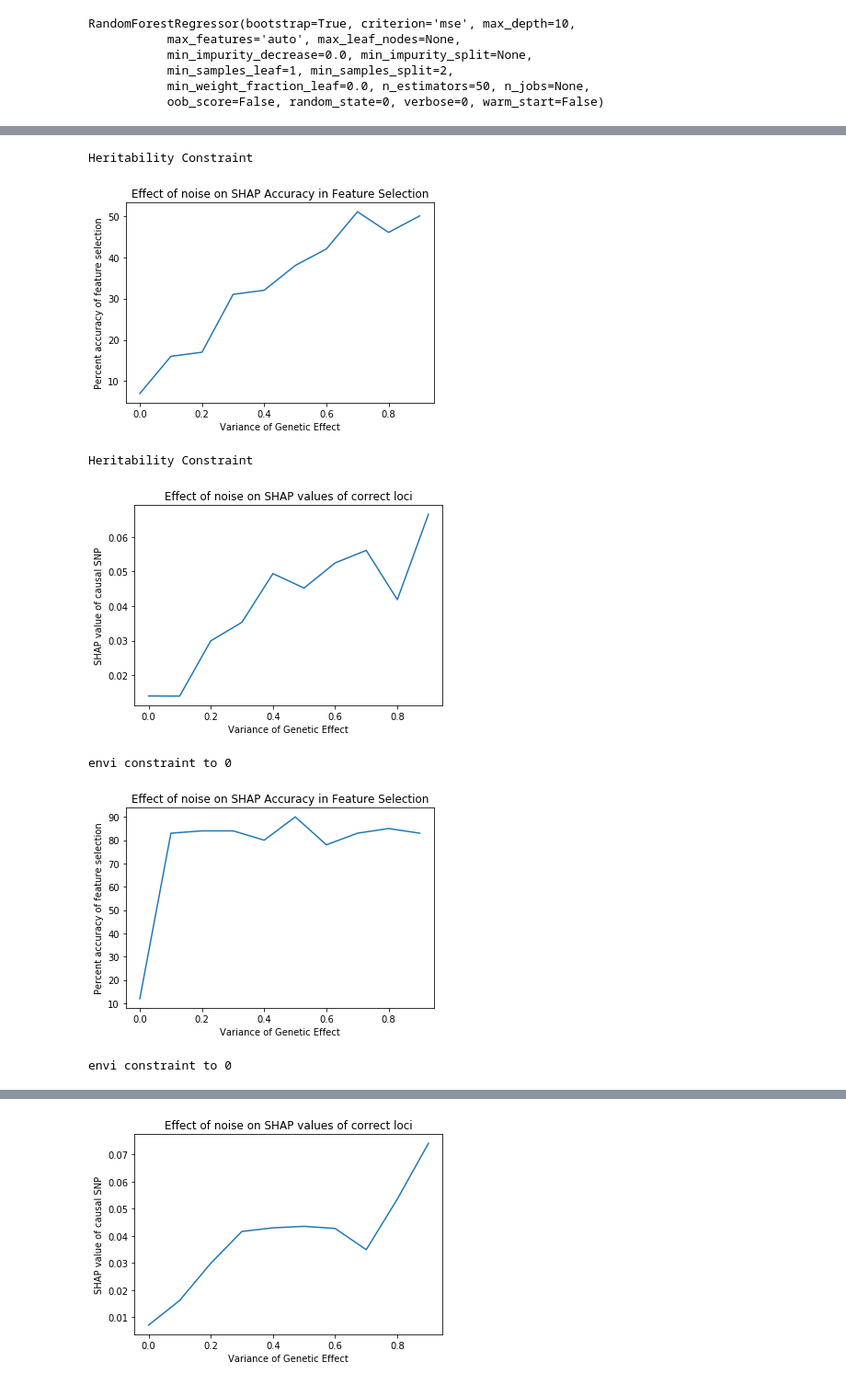
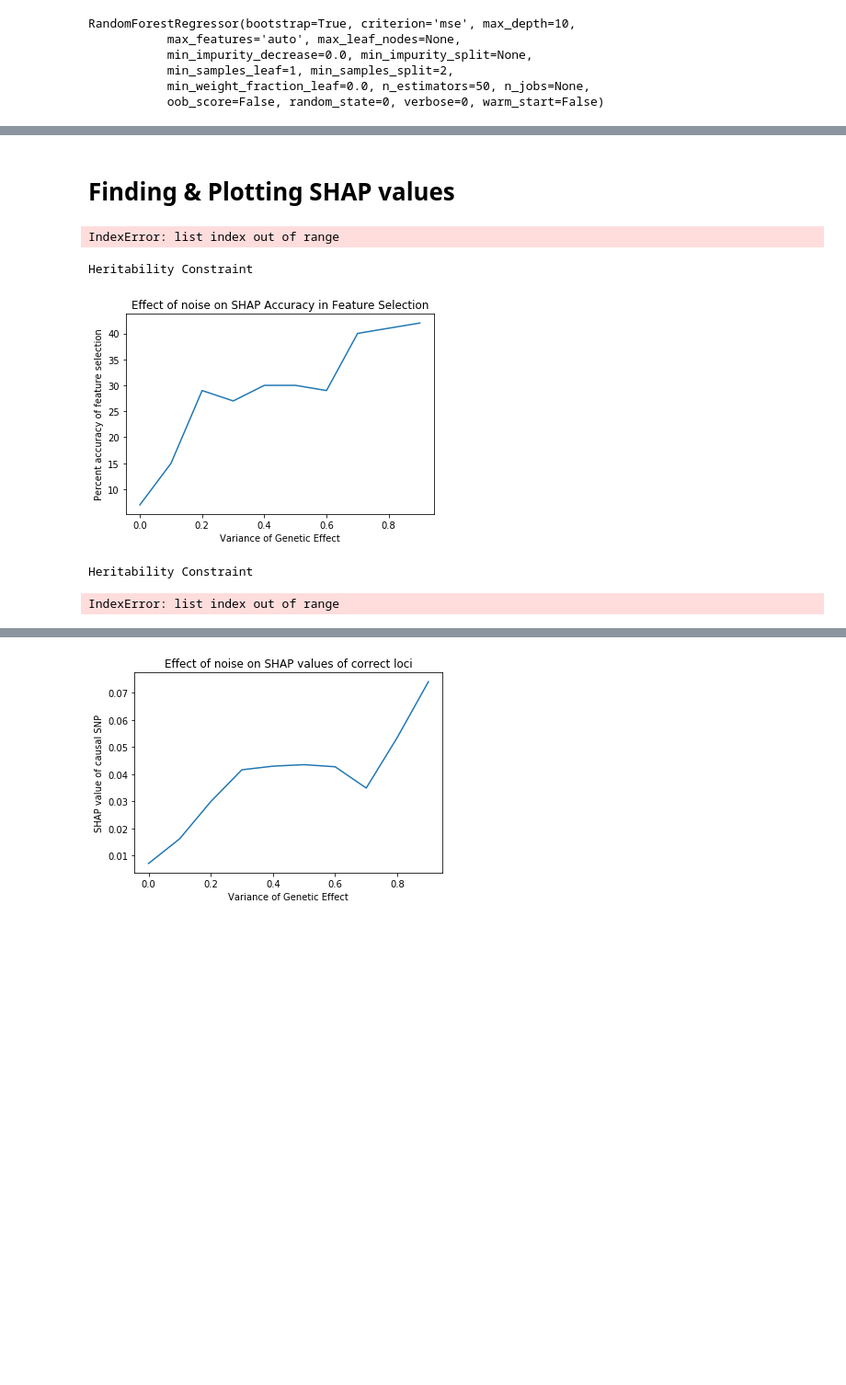
Before and after one commit to KevinDelao/UCLA_Summer_Project, a Jupyter notebook: UCLA_Summer_Code.ipynb, the cells around one changed output, grey strips where cells are left out. Shown at 92% size. Saved outputs shown, nothing was run; the diff lists cells and outputs as text; code cells hidden in the pictures; blank space fills up the shorter version.

```diff
--- a/UCLA_Summer_Code.ipynb
+++ b/UCLA_Summer_Code.ipynb
@@ -469,4 +494,6 @@ print(shap_values)
          normalize=False))
+# %% [markdown]
+# Finding & Plotting SHAP values
 # %%
 #SHAP vs noise
 #def linear_regression_vs_noise(samples_n, loci_m,var_g,var_e, number_of_trials):
@@ -611,20 +643,21 @@ def shap_per_var_g_correctness(samples_n, loci_m, var_g, var_e, number_trials):
 #Use ordering and knowledge of correct loci to calculate mean
 #Add note to figure that correct loci is not necessarily max loci
 #Use percentage accuracy graph for proof of concept
+# %%
+plot_shap_values_basic(50, 5, 10, 70,  True, False)
+# %% [output]
+IndexError: list index out of range
 # %%
 print("Heritability Constraint")
-plot_shap_values_basic(50, 10, 10, 100, False)
+plot_shap_values_basic(100, 10, 10, 100, False)
 print("Heritability Constraint")
-plot_shap_values_basic(50, 10, 10, 100)
+plot_shap_values_basic(100, 10, 10, 100)
 print("envi constraint to 0")
-plot_shap_values_basic(50, 10, 10, 100, False, False)
+plot_shap_values_basic(100, 10, 10, 100, False, False)
 print("envi constraint to 0")
-plot_shap_values_basic(50, 10, 10, 100, True, False)
+plot_shap_values_basic(100, 10, 10, 100, True, False)
 # %% [output]
 Heritability Constraint
-[figure, old version]
+[figure, new version]
 Heritability Constraint
-[figure, removed]
-envi constraint to 0
+IndexError: list index out of range
-[figure, removed]
-envi constraint to 0
```
Also changed, not shown: parts of 21 cells of this notebook.
